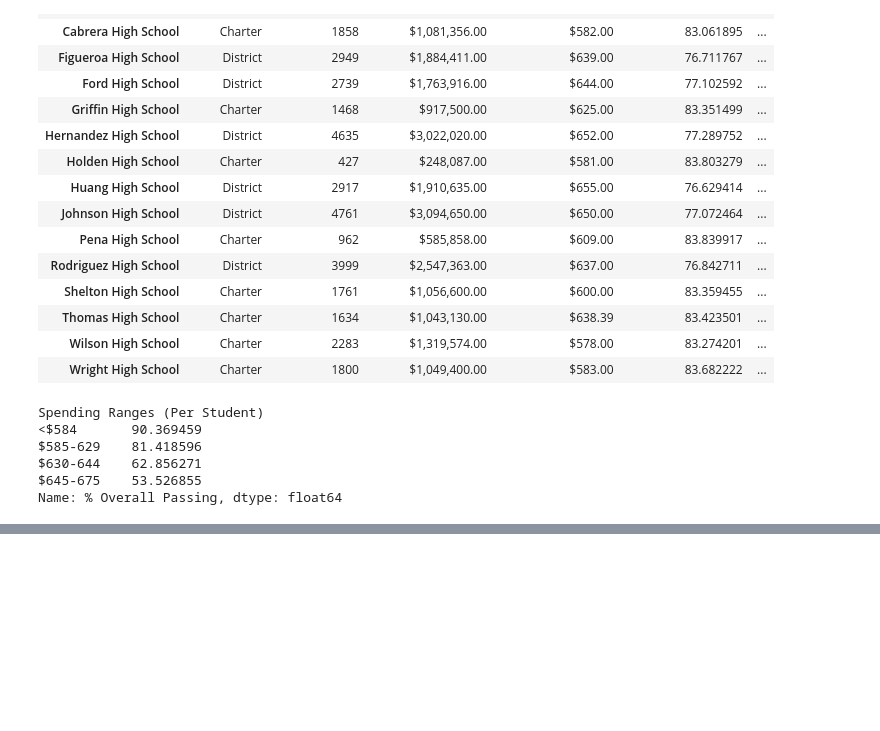
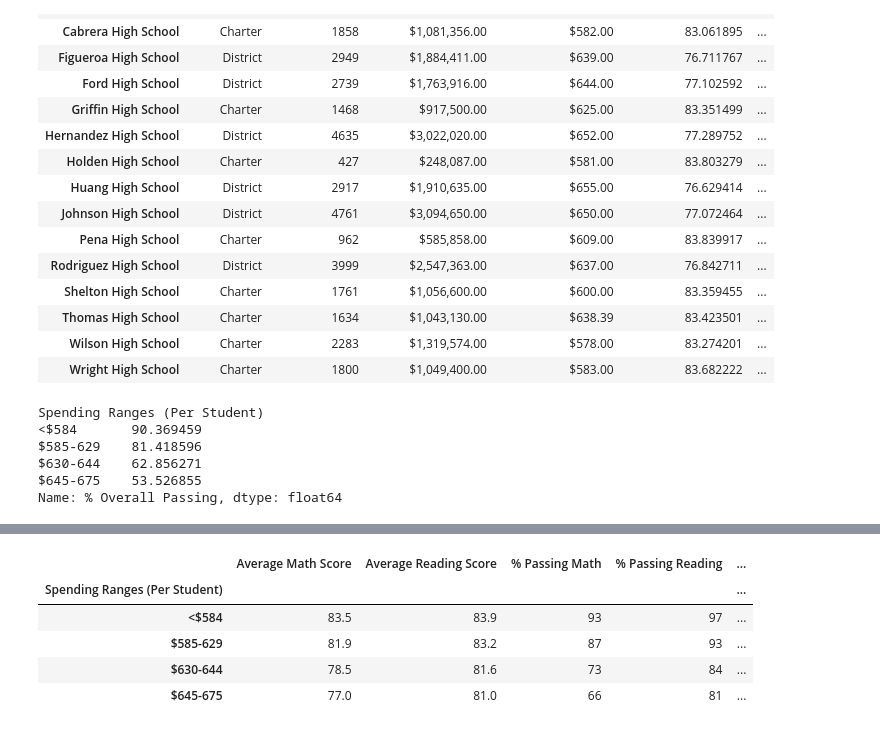
Before and after one commit to andrealynn8201/School_District_Analysis, a Jupyter notebook: PyCitySchools.ipynb, the cells around one changed output, grey strips where cells are left out. Saved outputs shown, nothing was run; the diff lists cells and outputs as text; code cells hidden in the pictures; blank space fills up the shorter version.

```diff
--- a/PyCitySchools.ipynb
+++ b/PyCitySchools.ipynb
@@ -1105,0 +1123,20 @@ Name: % Overall Passing, dtype: float64
+# %%
+# Formatting
+spending_summary_df["Average Math Score"] = spending_summary_df["Average Math Score"].map("{:.1f}".format)
+
+spending_summary_df["Average Reading Score"] = spending_summary_df["Average Reading Score"].map("{:.1f}".format)
+
+spending_summary_df["% Passing Math"] = spending_summary_df["% Passing Math"].map("{:.0f}".format)
+
+spending_summary_df["% Passing Reading"] = spending_summary_df["% Passing Reading"].map("{:.0f}".format)
+
+spending_summary_df["% Overall Passing"] = spending_summary_df["% Overall Passing"].map("{:.0f}".format)
+
+spending_summary_df
+# %% [output]
+|  | Average Math Score | Average Reading Score | % Passing Math | % Passing Reading | ... |
+| Spending Ranges (Per Student) |  |  |  |  | ... |
+| <$584 | 83.5 | 83.9 | 93 | 97 | ... |
+| $585-629 | 81.9 | 83.2 | 87 | 93 | ... |
+| $630-644 | 78.5 | 81.6 | 73 | 84 | ... |
+| $645-675 | 77.0 | 81.0 | 66 | 81 | ... |
```
Also changed, not shown: parts of 4 cells of this notebook.
